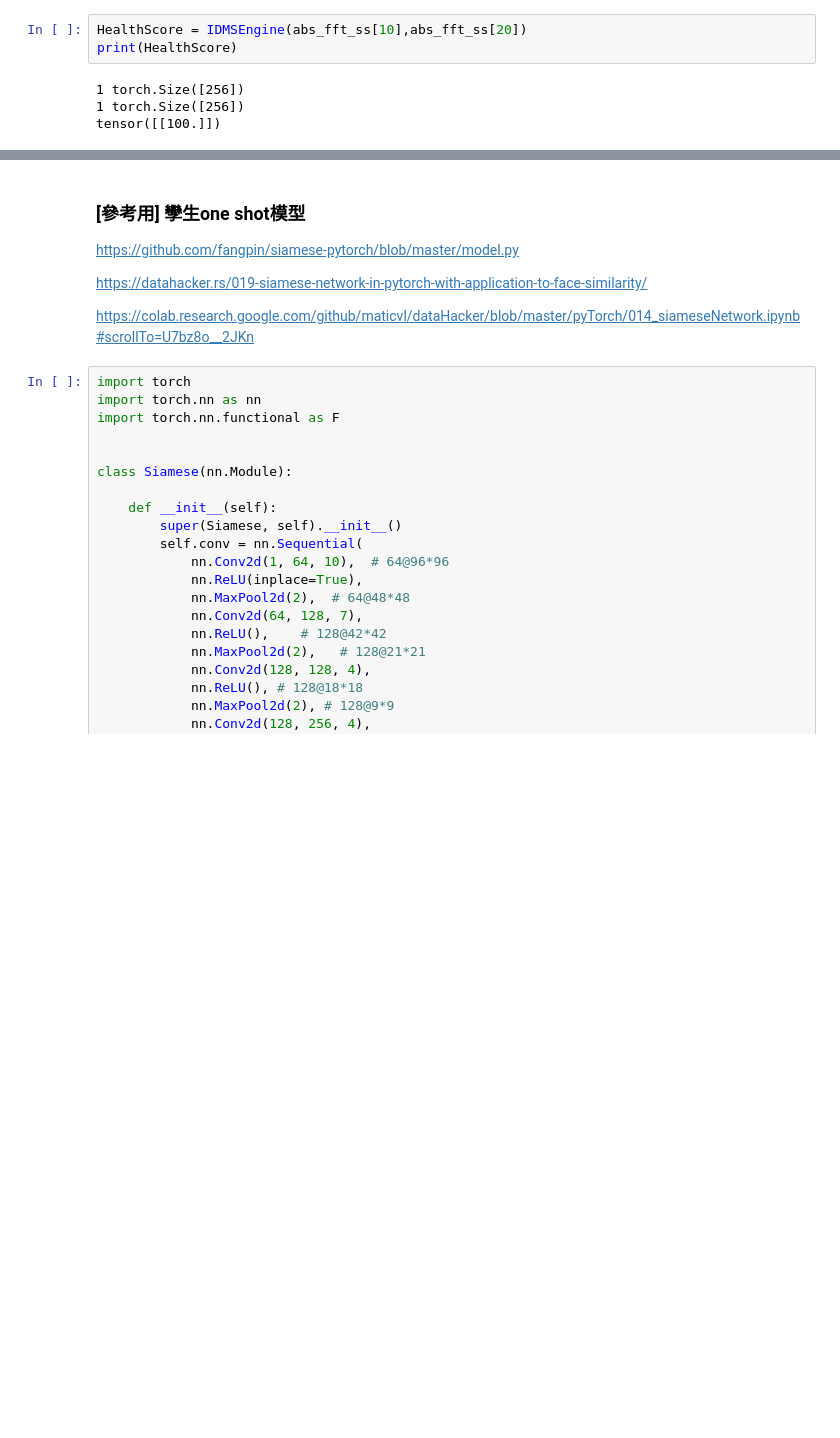
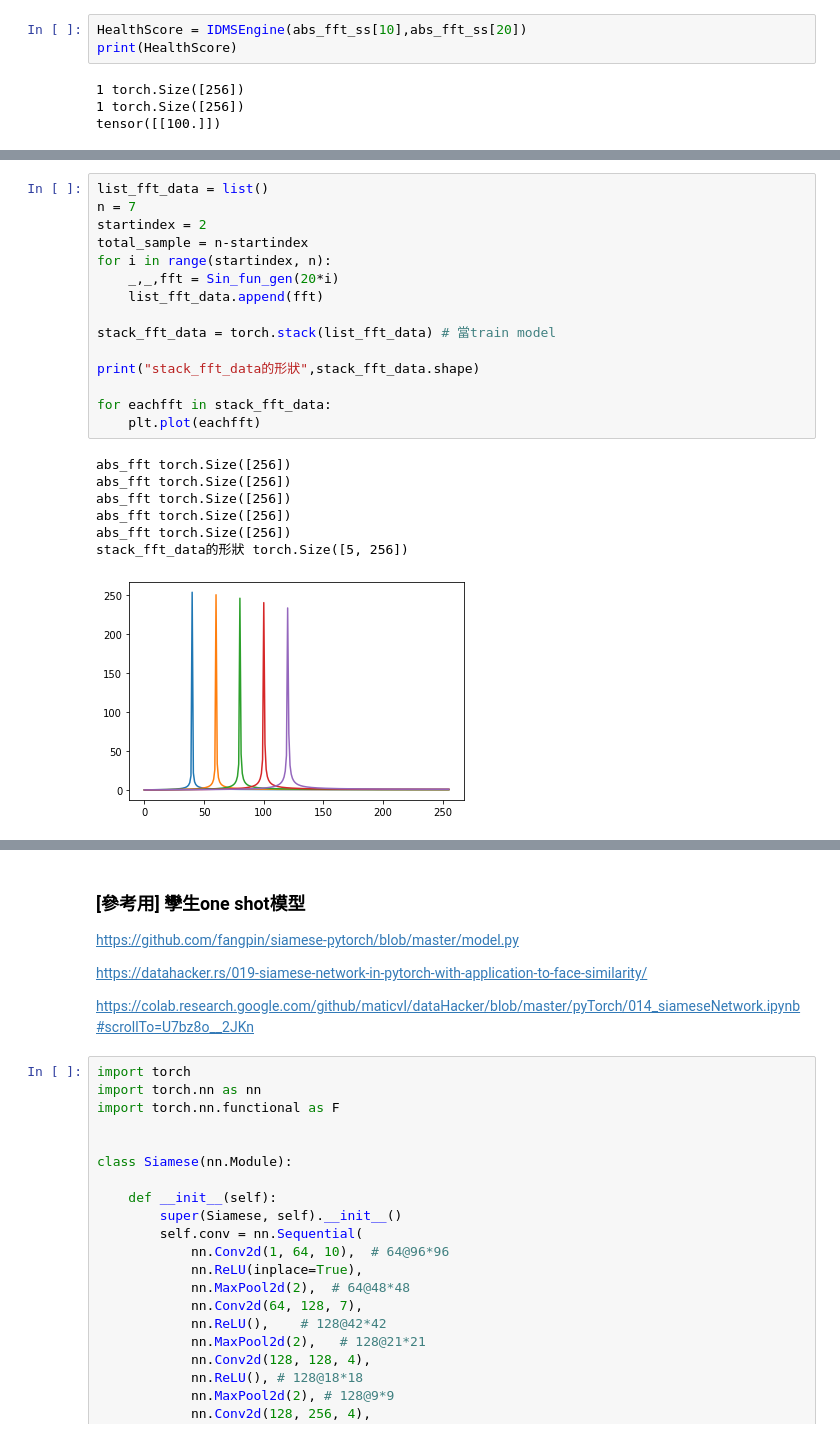
Before and after one commit to hughman1986/DiagnosisModel_ONNX_Converter, a Jupyter notebook: 診斷算法測試.ipynb, the cells around one changed output, grey strips where cells are left out. Cells and saved outputs as stored; diff of their text form; blank space fills up the shorter version.

```diff
--- a/診斷算法測試.ipynb
+++ b/診斷算法測試.ipynb
@@ -160,0 +197,23 @@ Text(0.5, 1.0, 'feature vector')
+# %%
+list_fft_data = list()
+n = 7
+startindex = 2
+total_sample = n-startindex
+for i in range(startindex, n):
+    _,_,fft = Sin_fun_gen(20*i)
+    list_fft_data.append(fft)
+
+stack_fft_data = torch.stack(list_fft_data) # 當train model
+
+print("stack_fft_data的形狀",stack_fft_data.shape)
+
+for eachfft in stack_fft_data:
+    plt.plot(eachfft)
+# %% [output]
+abs_fft torch.Size([256])
+abs_fft torch.Size([256])
+abs_fft torch.Size([256])
+abs_fft torch.Size([256])
+abs_fft torch.Size([256])
+stack_fft_data的形狀 torch.Size([5, 256])
+[figure, added]
```
Also changed, not shown: parts of 14 cells of this notebook.
